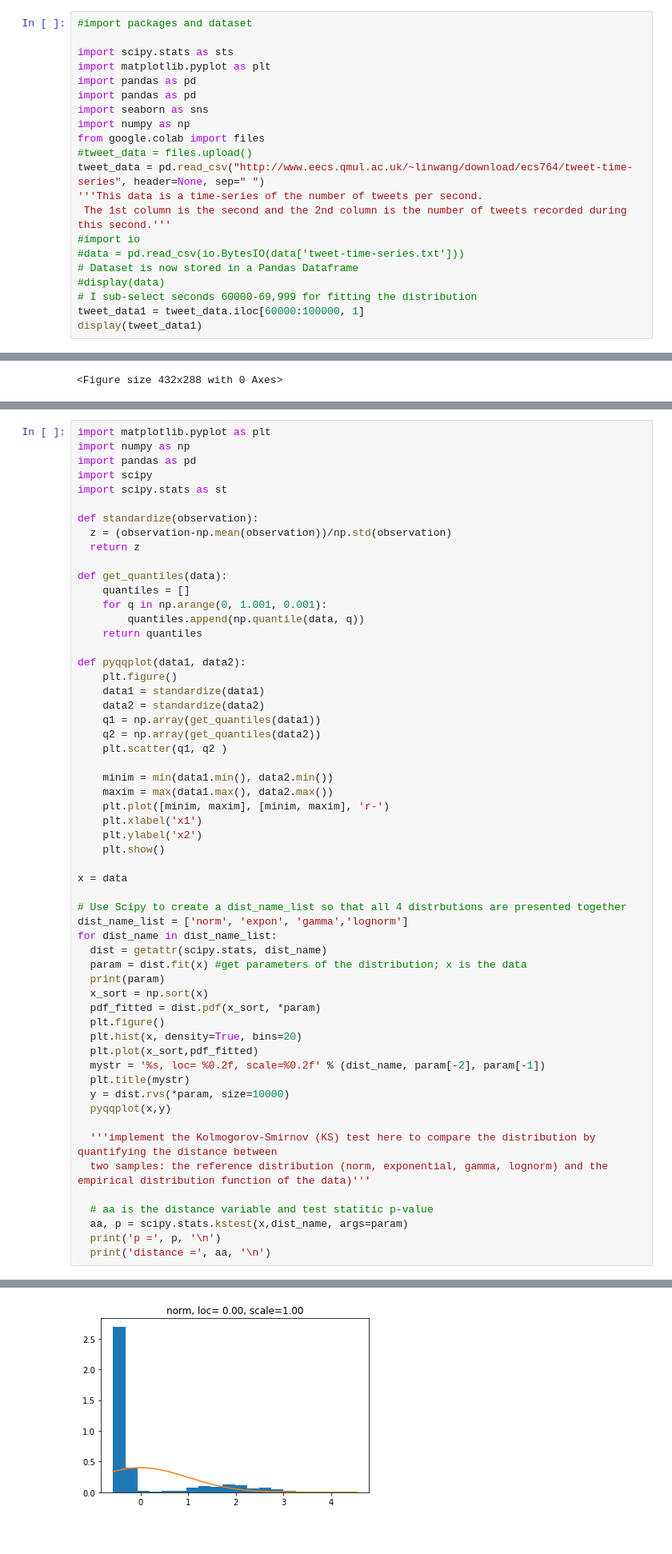
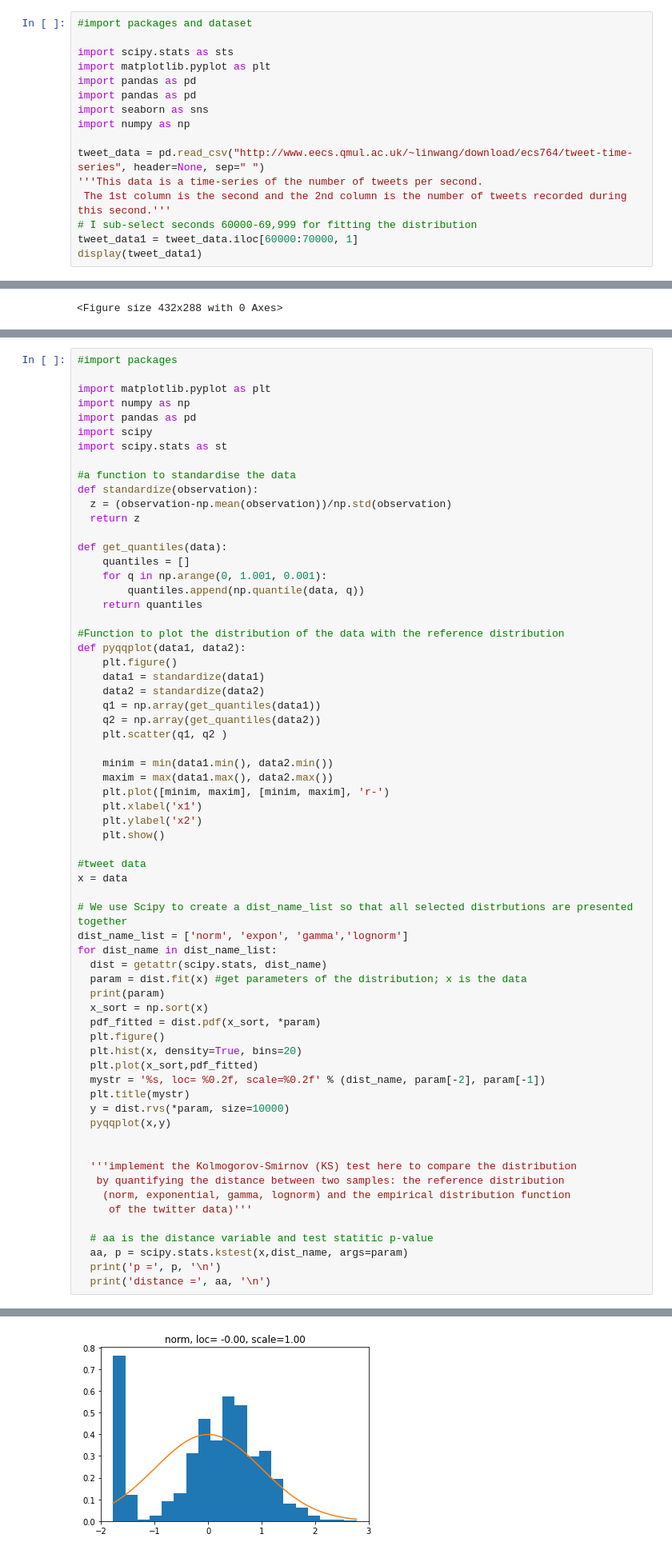
Before and after one commit to crgraham/Tweet-time-series-analysis, a Jupyter notebook: Fitting_probability_distribution_to_data.ipynb, the cells around one changed output, grey strips where cells are left out. Shown at 80% size. Drawn from its saved outputs; the diff is of its cells as text.

```diff
--- a/Fitting_probability_distribution_to_data.ipynb
+++ b/Fitting_probability_distribution_to_data.ipynb
@@ -24,15 +26,10 @@ import pandas as pd
 import pandas as pd
 import seaborn as sns
 import numpy as np
-from google.colab import files
-#tweet_data = files.upload()
+
 tweet_data = pd.read_csv("http://www.eecs.qmul.ac.uk/~linwang/download/ecs764/tweet-time-series", header=None, sep=" ")
 '''This data is a time-series of the number of tweets per second.
  The 1st column is the second and the 2nd column is the number of tweets recorded during this second.'''
-#import io
-#data = pd.read_csv(io.BytesIO(data['tweet-time-series.txt']))
-# Dataset is now stored in a Pandas Dataframe
-#display(data)
 # I sub-select seconds 60000-69,999 for fitting the distribution
-tweet_data1 = tweet_data.iloc[60000:100000, 1]
+tweet_data1 = tweet_data.iloc[60000:70000, 1]
 display(tweet_data1)
@@ -199,10 +207,13 @@ Basic steps:
 # %%
+#import packages
+
 import matplotlib.pyplot as plt
 import numpy as np
 import pandas as pd
 import scipy
 import scipy.stats as st
 
+#a function to standardise the data
 def standardize(observation):
   z = (observation-np.mean(observation))/np.std(observation)
   return z
@@ -213,6 +224,7 @@ def get_quantiles(data):
         quantiles.append(np.quantile(data, q))
     return quantiles
 
+#Function to plot the distribution of the data with the reference distribution
 def pyqqplot(data1, data2):
     plt.figure()
     data1 = standardize(data1)
@@ -228,9 +240,10 @@ def pyqqplot(data1, data2):
     plt.ylabel('x2')
     plt.show()
 
+#tweet data
 x = data
 
-# Use Scipy to create a dist_name_list so that all 4 distrbutions are presented together
+# We use Scipy to create a dist_name_list so that all selected distrbutions are presented together
 dist_name_list = ['norm', 'expon', 'gamma','lognorm']
 for dist_name in dist_name_list:
   dist = getattr(scipy.stats, dist_name)
@@ -246,8 +259,11 @@ for dist_name in dist_name_list:
   y = dist.rvs(*param, size=10000)
   pyqqplot(x,y)
 
-  '''implement the Kolmogorov-Smirnov (KS) test here to compare the distribution by quantifying the distance between
-  two samples: the reference distribution (norm, exponential, gamma, lognorm) and the empirical distribution function of the data)'''
+
+  '''implement the Kolmogorov-Smirnov (KS) test here to compare the distribution
+   by quantifying the distance between two samples: the reference distribution
+    (norm, exponential, gamma, lognorm) and the empirical distribution function
+     of the twitter data)'''
 
   # aa is the distance variable and test statitic p-value
   aa, p = scipy.stats.kstest(x,dist_name, args=param)
@@ -258 +274 @@ for dist_name in dist_name_list:
-[figure, old version]
+[figure, new version]
```
Also changed, not shown: parts of 16 cells of this notebook.
